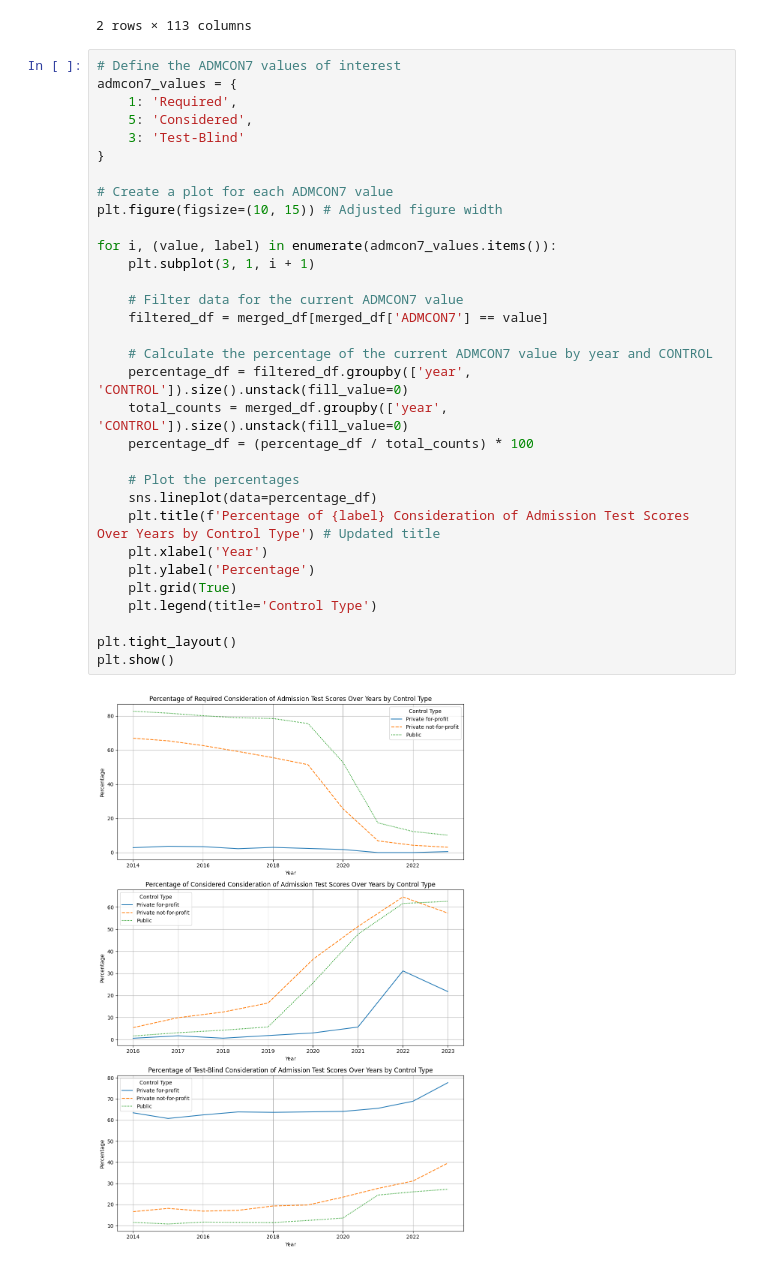
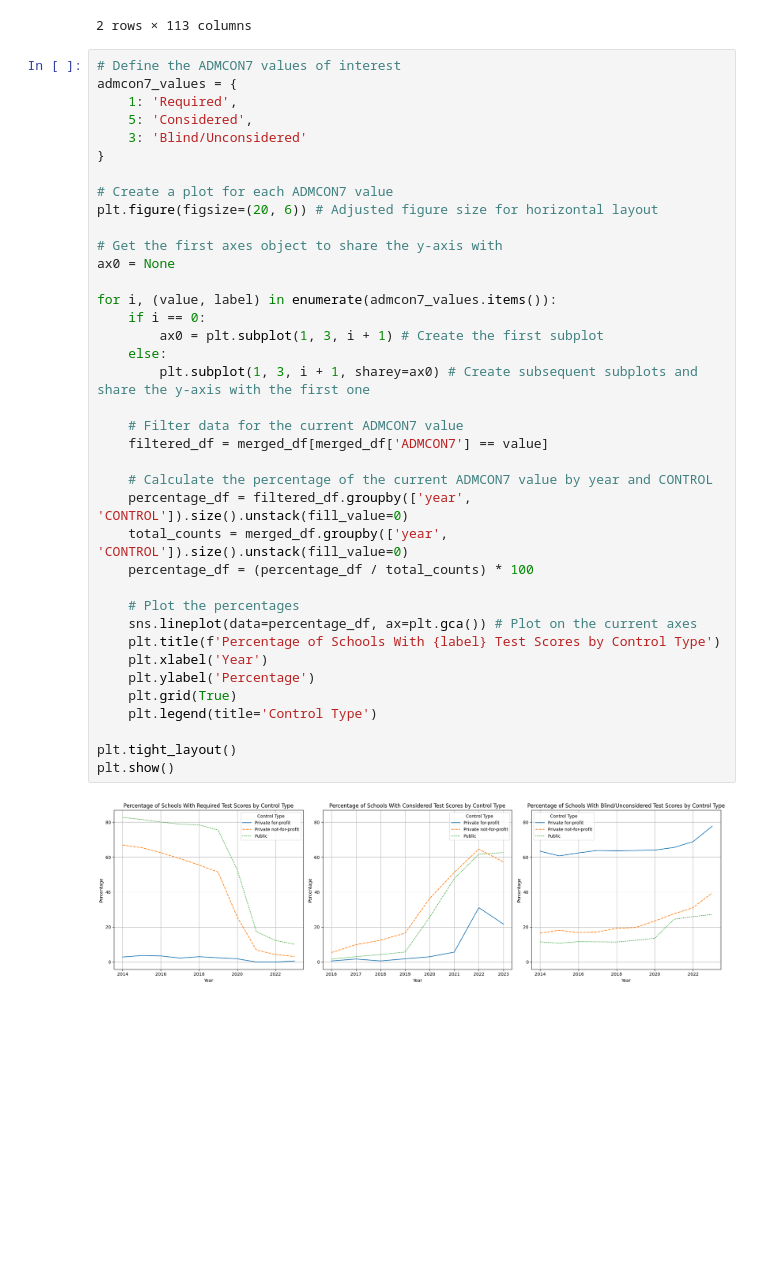
Before and after one commit to Ceerogreen/DS4002CS3, a Jupyter notebook: Scripts/descriptive_graphs2.ipynb, the cells around one changed output. Saved outputs shown, nothing was run; the diff lists cells and outputs as text; blank space fills up the shorter version.

```diff
--- a/Scripts/descriptive_graphs2.ipynb
+++ b/Scripts/descriptive_graphs2.ipynb
@@ -44,34 +44,40 @@ display(merged_df.head(2))
 # %%
 # Define the ADMCON7 values of interest
 admcon7_values = {
     1: 'Required',
     5: 'Considered',
-    3: 'Test-Blind'
+    3: 'Blind/Unconsidered'
 }
 
 # Create a plot for each ADMCON7 value
-plt.figure(figsize=(10, 15)) # Adjusted figure width
+plt.figure(figsize=(20, 6)) # Adjusted figure size for horizontal layout
+
+# Get the first axes object to share the y-axis with
+ax0 = None
 
 for i, (value, label) in enumerate(admcon7_values.items()):
-    plt.subplot(3, 1, i + 1)
+    if i == 0:
+        ax0 = plt.subplot(1, 3, i + 1) # Create the first subplot
+    else:
+        plt.subplot(1, 3, i + 1, sharey=ax0) # Create subsequent subplots and share the y-axis with the first one
 
     # Filter data for the current ADMCON7 value
     filtered_df = merged_df[merged_df['ADMCON7'] == value]
 
     # Calculate the percentage of the current ADMCON7 value by year and CONTROL
     percentage_df = filtered_df.groupby(['year', 'CONTROL']).size().unstack(fill_value=0)
     total_counts = merged_df.groupby(['year', 'CONTROL']).size().unstack(fill_value=0)
     percentage_df = (percentage_df / total_counts) * 100
 
     # Plot the percentages
-    sns.lineplot(data=percentage_df)
-    plt.title(f'Percentage of {label} Consideration of Admission Test Scores Over Years by Control Type') # Updated title
+    sns.lineplot(data=percentage_df, ax=plt.gca()) # Plot on the current axes
+    plt.title(f'Percentage of Schools With {label} Test Scores by Control Type')
     plt.xlabel('Year')
     plt.ylabel('Percentage')
     plt.grid(True)
     plt.legend(title='Control Type')
 
 plt.tight_layout()
 plt.show()
 # %% [output]
-[figure, old version]
+[figure, new version]
```
